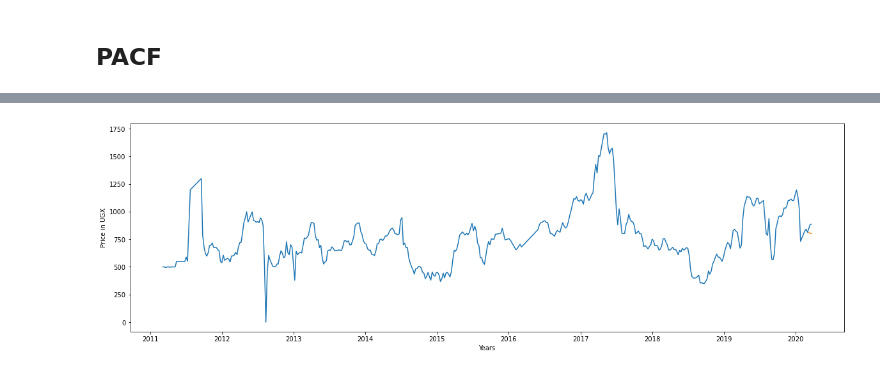
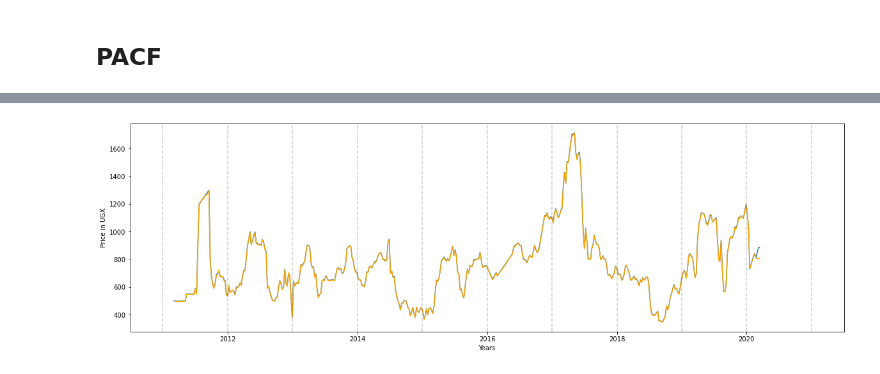
Before and after one commit to CodingDuckmx/Sauti-Africa-Market-Monitoring, a Jupyter notebook: maize_first_steps.ipynb, the cells around one changed output, grey strips where cells are left out. Cells and saved outputs as stored; diff of their text form; code cells hidden in the pictures.

```diff
--- a/maize_first_steps.ipynb
+++ b/maize_first_steps.ipynb
@@ -88,4 +91,6 @@ z = np.abs(stats.zscore(lira['Wholesale (MT)'], nan_policy='omit'))
 
 
 dates_to_drop = [lira.iloc[i:i+1,:].index[0] for i in list(np.where(z>4)[0])]
+dates_to_drop = dates_to_drop + list(lira[lira['Wholesale (MT)'] <= 0].index)
 lira = lira.drop(dates_to_drop, axis=0)
+lira
@@ -183,6 +202,8 @@ weekly_lira
 timeseries_prices = plt.plot(weekly_lira, label = 'Maize Price')
 # upper_band = plt.plot(month_rolmean + 2 * month_rolstd, color='red', label='Crisis band')
 # lower_band = plt.plot(month_rolmean + 1.5 * month_rolstd, color='orange', label='Alert mean')
+for year in range(2011,2021):
+    plt.axvline(pd.to_datetime(str(year) + '-01-01'), color='k', linestyle='--', alpha=0.2)
 plt.xlabel('Years')
 plt.ylabel('Price in UGX')
 plt.show()
@@ -231,8 +252,8 @@ pacf_plot = plot_pacf(weekly_lira, lags=100)
 # First approach to splitting the data into train and testing set.
 
 
-train_end = datetime(2020,3,1)
+train_end = datetime(2020,2,23)
 test_end = datetime(2020,3,22)
 
 train_data = weekly_lira[:train_end]
-test_data = weekly_lira[train_end + timedelta(days=1):test_end]
+test_data = weekly_lira[train_end + timedelta(weeks=1):test_end]
@@ -239,7 +267,7 @@ test_data = weekly_lira[train_end + timedelta(days=1):test_end]
 # %%
 # Create the model
 
-premodel = ARIMA(train_data, order=(2,0,2))
+premodel = sm.tsa.SARIMAX(train_data, seasonal_order=(4,0,2,4))
 model = premodel.fit()
 
 model.summary()
@@ -274,10 +335,11 @@ predictions = model.predict(start=pred_start_date, end=pred_end_date)
 # %%
 timeseries_prices = plt.plot(weekly_lira, label = 'Maize Price')
-plt.plot(predictions, label='predictions')
-# upper_band = plt.plot(month_rolmean + 2 * month_rolstd, color='red', label='Crisis band')
-# lower_band = plt.plot(month_rolmean + 1.5 * month_rolstd, color='orange', label='Alert mean')
+plt.plot(model.predict(1,472).shift(-1), label='predictions', color='orange')
+
+for year in range(2011,2022):
+    plt.axvline(pd.to_datetime(str(year) + '-01-01'), color='k', linestyle='--', alpha=0.2)
 plt.xlabel('Years')
 plt.ylabel('Price in UGX')
 plt.show()
 # %% [output]
-[figure, old version]
+[figure, new version]
```
Also changed, not shown: parts of 34 cells of this notebook, 2 other files.
